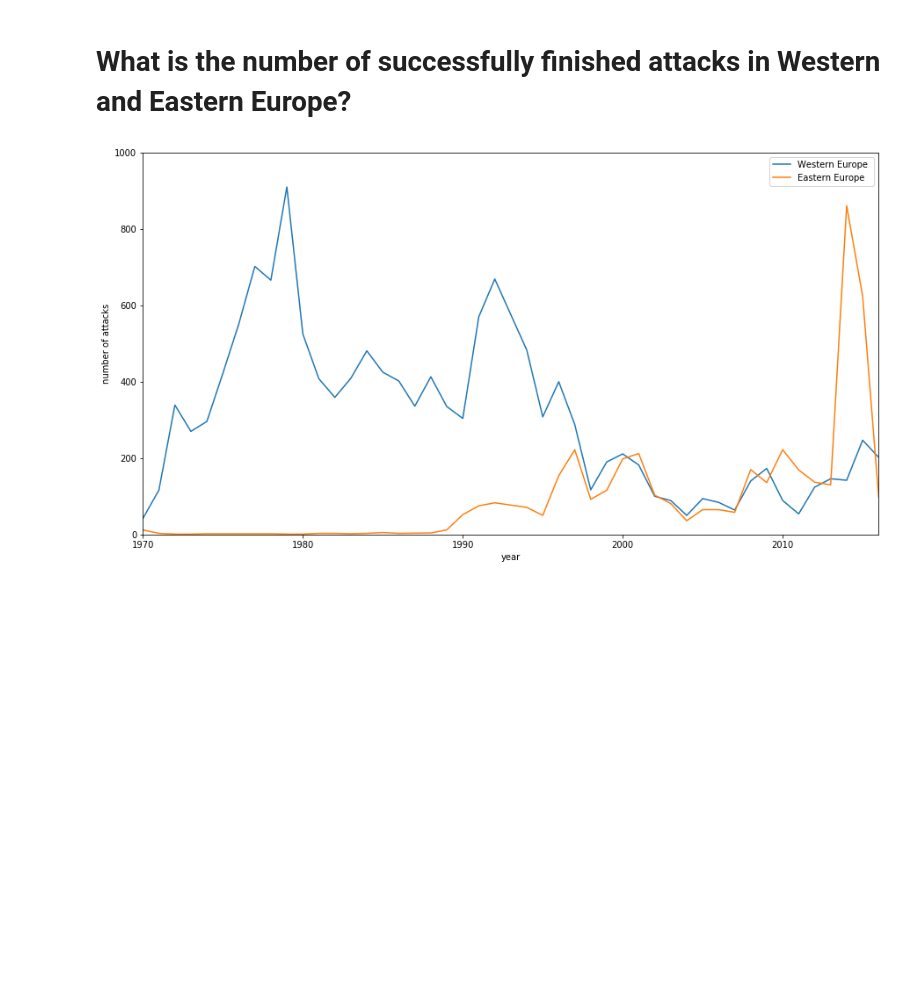
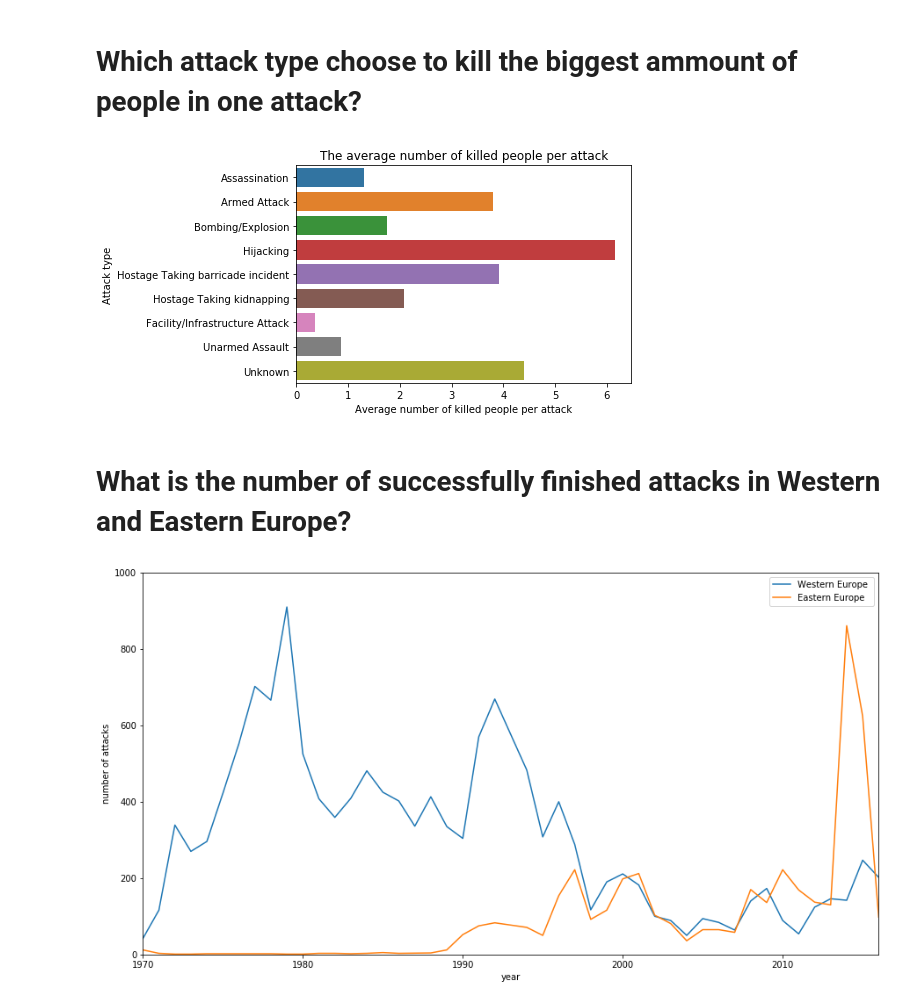
Before and after one commit to sylwiamol/bme-terrorists, a Jupyter notebook: Terrorism.ipynb, the cells around one changed output. Cells and saved outputs as stored; diff of their text form; code cells hidden in the pictures; blank space fills up the shorter version.

```diff
--- a/Terrorism.ipynb
+++ b/Terrorism.ipynb
@@ -1,3 +1,49 @@
+# %% [markdown]
+# Which attack type choose to kill the biggest ammount of people in one attack?
+# %%
+import numpy as np
+import matplotlib.pyplot as plt
+import pandas as pd
+import seaborn as sns
+
+data_terrorism = pd.read_csv('globalterrorismdb_0617dist.csv', encoding='ISO-8859-1', usecols=[1,2,7,8,9,13,14,16,26,27,28,34,68,69,71,81,98,100,101,103,104,105])
+
+
+nr_attacktype1 = np.asarray(data_terrorism.groupby('attacktype1').attacktype1.count())
+nkill_attacktype1 = np.asarray(data_terrorism.groupby('attacktype1').nkill.sum())
+average_nkill = np.divide(nkill_attacktype1, nr_attacktype1)
+
+attacktype1_names = np.array(['Assassination','Armed Attack','Bombing/Explosion','Hijacking','Hostage Taking barricade incident','Hostage Taking kidnapping','Facility/Infrastructure Attack','Unarmed Assault','Unknown'])
+
+
+total_deaths = sum(nkill_attacktype1)
+average_nkill2 = np.divide(nkill_attacktype1, total_deaths)
+average_nkill_kills = average_nkill2*100
+
+nwound_attacktype1 = np.asarray(data_terrorism.groupby('attacktype1').nwound.sum())
+average_nwound = np.divide(nwound_attacktype1, nr_attacktype1)
+
+total_wounded = sum(nwound_attacktype1)
+average_nwound2 = np.divide(nwound_attacktype1, total_wounded)
+average_nwound_wounded = average_nwound2*100
+
+propextent_attacktype1 = np.asarray(data_terrorism.groupby('attacktype1').propextent.sum())
+average_propextent = np.divide(propextent_attacktype1, nr_attacktype1)
+total_property = sum(propextent_attacktype1)
+average_propextent2 = np.divide(propextent_attacktype1, total_property)
+average_propextent_propextent = average_propextent2*100
+
+attacktype_data = pd.DataFrame({"attacktype1_names":attacktype1_names,"nr_attacktype1":nr_attacktype1,"nkill_attacktype1":nkill_attacktype1,"average_nkill":average_nkill, "average_nkill_kills":average_nkill_kills})
+
+ax = sns.barplot(y='attacktype1_names',x='average_nkill', data=attacktype_data)
+ax.set_xlabel("Average number of killed people per attack")
+ax.set_ylabel("Attack type")
+
+ax.set_title("The average number of killed people per attack")
+
+plt.show()
+# %% [output]
+[figure, added]
 # %% [markdown]
 # What is the number of successfully finished  attacks in Western and Eastern Europe?
 # %%
```
Also changed, not shown: parts of 3 cells of this notebook.
